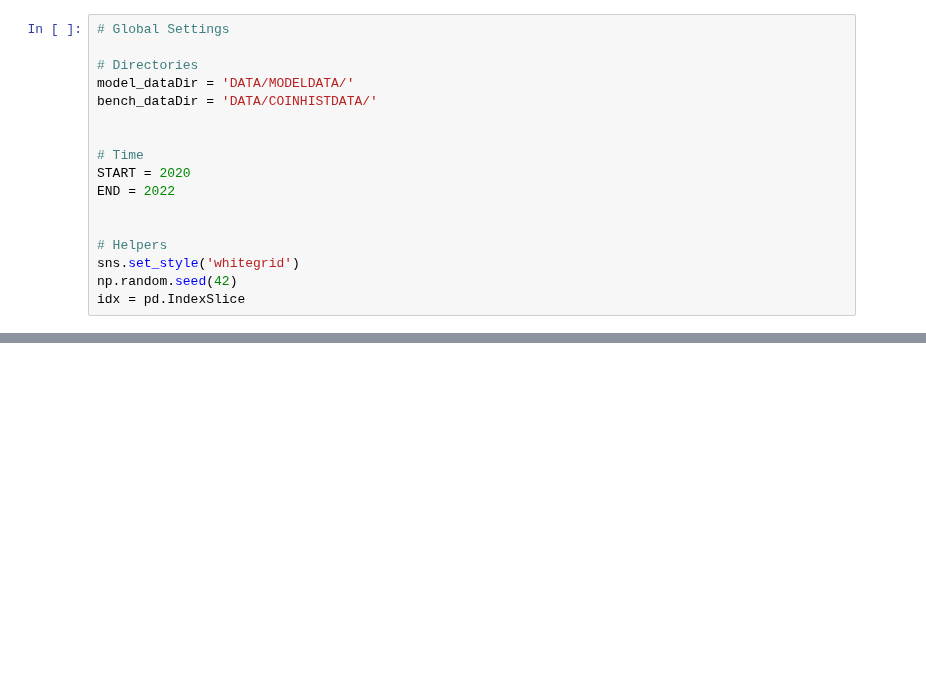
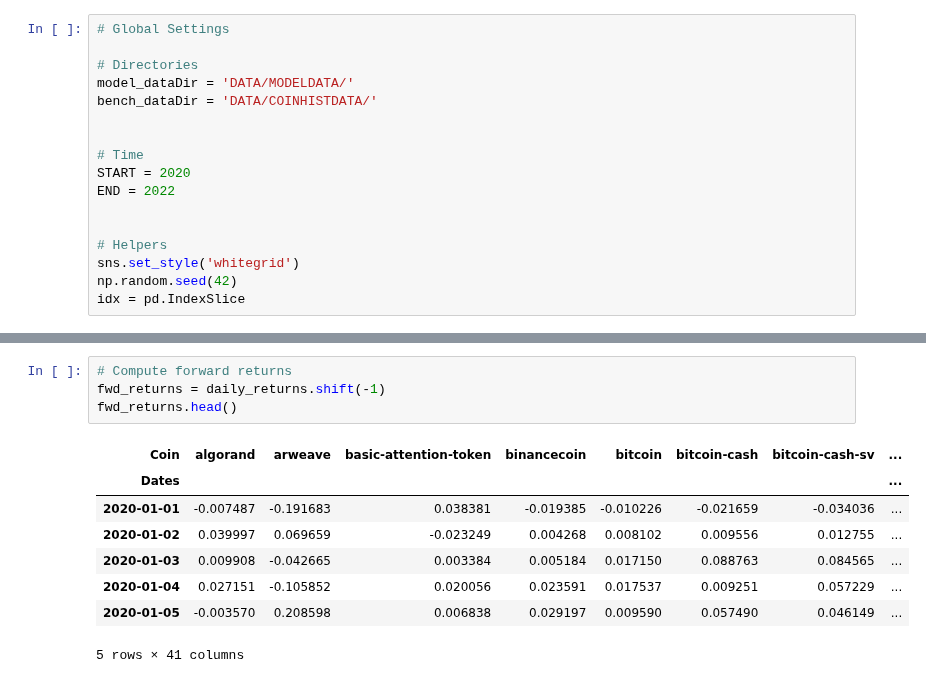
Before and after one commit to carlos-carlos/ML-Class-capstone-project, a Jupyter notebook: Step8_Backtest.ipynb, the cells around one changed output, grey strips where cells are left out. Saved outputs shown, nothing was run; the diff lists cells and outputs as text; blank space fills up the shorter version.

```diff
--- a/Step8_Backtest.ipynb
+++ b/Step8_Backtest.ipynb
@@ -115,0 +150,13 @@ data.head()
+# %%
+# Compute forward returns
+fwd_returns = daily_returns.shift(-1)
+fwd_returns.head()
+# %% [output]
+| Coin | algorand | arweave | basic-attention-token | binancecoin | bitcoin | bitcoin-cash | bitcoin-cash-sv | ... |
+| Dates |  |  |  |  |  |  |  | ... |
+| 2020-01-01 | -0.007487 | -0.191683 | 0.038381 | -0.019385 | -0.010226 | -0.021659 | -0.034036 | ... |
+| 2020-01-02 | 0.039997 | 0.069659 | -0.023249 | 0.004268 | 0.008102 | 0.009556 | 0.012755 | ... |
+| 2020-01-03 | 0.009908 | -0.042665 | 0.003384 | 0.005184 | 0.017150 | 0.088763 | 0.084565 | ... |
+| 2020-01-04 | 0.027151 | -0.105852 | 0.020056 | 0.023591 | 0.017537 | 0.009251 | 0.057229 | ... |
+| 2020-01-05 | -0.003570 | 0.208598 | 0.006838 | 0.029197 | 0.009590 | 0.057490 | 0.046149 | ... |
+5 rows × 41 columns
```
Also changed, not shown: parts of 22 cells of this notebook.
